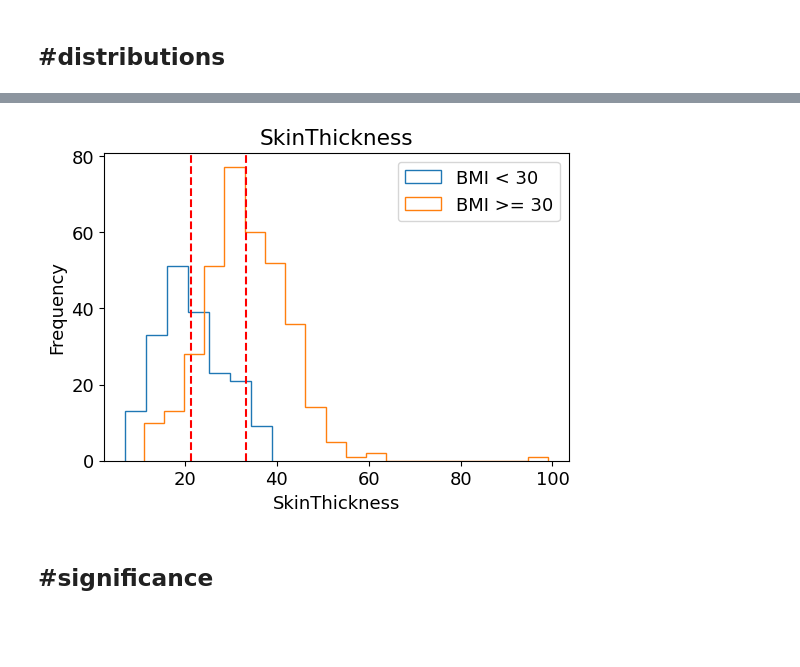
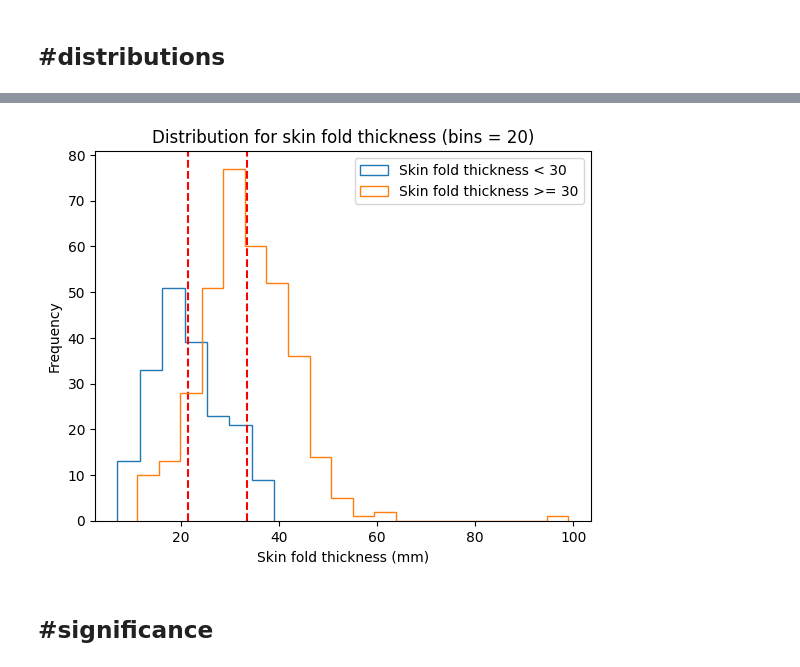
Before and after one commit to 000alen/cs50-statistical-inference, a Jupyter notebook: Alen.ipynb, the cells around one changed output, grey strips where cells are left out. Drawn from its saved outputs; the diff is of its cells as text; code cells hidden in the pictures; blank space fills up the shorter version.

```diff
--- a/Alen.ipynb
+++ b/Alen.ipynb
@@ -70,33 +77,39 @@ plt.show()
 # %%
 control_range = control[Y].max() - control[Y].min()
 treatment_range = treatment[Y].max() - treatment[Y].min()
 max_range = max(control_range, treatment_range)
 control_bins = round(control_range / max_range * BINS)
 treatment_bins = round(treatment_range / max_range * BINS)
 
-plt.hist(
+figure, ax = plt.subplots()
+
+ax.hist(
     control[Y],
-    label=f"{Y} < {X_THRESHOLD}",
+    # label=f"{Y} < {X_THRESHOLD}",
+    label=f"Skin fold thickness < {X_THRESHOLD}",
     bins=control_bins,
     histtype="step",
 )
-plt.axvline(numpy.mean(control[Y]), color="r", ls="--")
+ax.axvline(numpy.mean(control[Y]), color="r", ls="--")
 
-plt.hist(
+ax.hist(
     treatment[Y],
-    label=f"{Y} >= {X_THRESHOLD}",
+    # label=f"{Y} >= {X_THRESHOLD}",
+    label=f"Skin fold thickness >= {X_THRESHOLD}",
     bins=treatment_bins,
     histtype="step",
 )
-plt.axvline(numpy.mean(treatment[Y]), color="r", ls="--")
+ax.axvline(numpy.mean(treatment[Y]), color="r", ls="--")
 
-plt.title(Y)
-plt.xlabel(Y)
-plt.ylabel("Frequency")
+ax.set_title(f"Distribution for skin fold thickness (bins = {BINS})")
+ax.set_xlabel("Skin fold thickness (mm)")
+ax.set_ylabel("Frequency")
+# ax.grid(which="major", axis="x", linewidth=0.75, linestyle="-", color="0.9")
+# ax.grid(which="minor", axis="x", linewidth=0.25, linestyle="-", color="0.8")
 plt.legend()
 plt.show()
 # %% [output]
-[figure, old version]
+[figure, new version]
 # %% [markdown]
 ## #significance
 # %%
```
Also changed, not shown: parts of 7 cells of this notebook.
